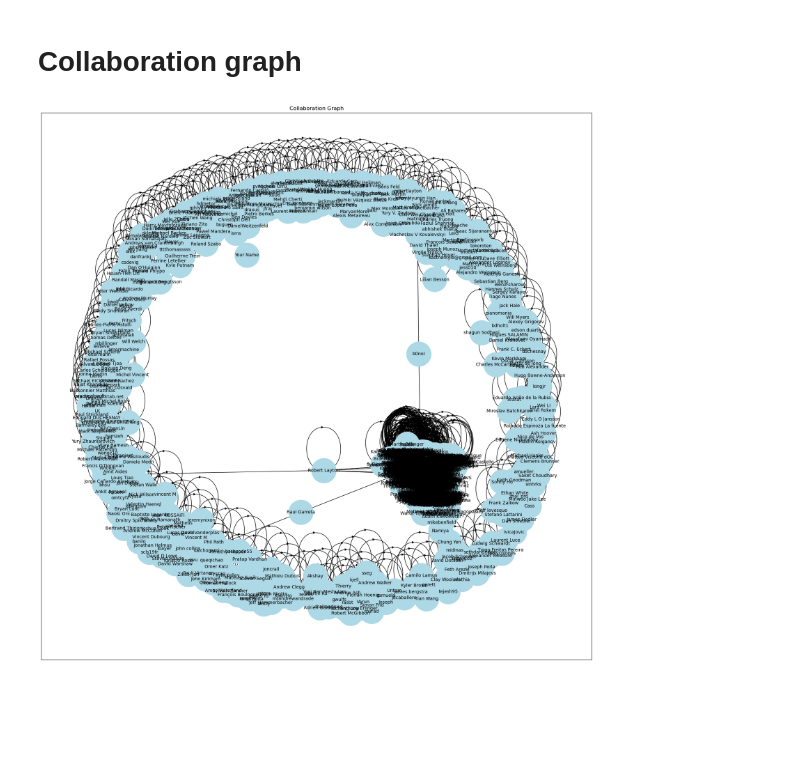
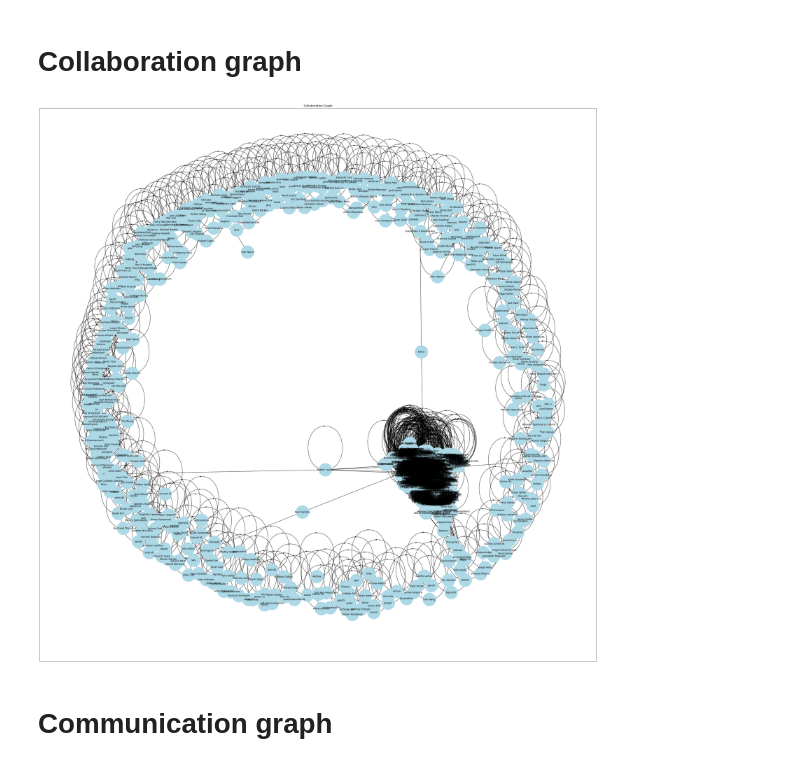
Before and after one commit to thanhlam2110/software-analysis, a Jupyter notebook: MiningCollaboration_new.ipynb, the cells around one changed output. Drawn from its saved outputs; the diff is of its cells as text; code cells hidden in the pictures; blank space fills up the shorter version.

```diff
--- a/MiningCollaboration_new.ipynb
+++ b/MiningCollaboration_new.ipynb
@@ -9,34 +9,34 @@ warnings.filterwarnings("ignore")
 # Collaboration graph
 # %%
 # Read data from the CSV file into a DataFrame
-csv_file = 'C:\\Users\\ASUS\\anaconda3\\software-analysis\\git_log.csv'
+csv_file = '.\\git_log.csv'
 df = pd.read_csv(csv_file, delimiter=',')
-
+df.head()
 # Filter rows where the "Committer" column is not equal to "GitHub"
 df_filtered = df[df['Committer'] != 'GitHub']
 
 # Optionally, you can reset the index of the filtered DataFrame
 df_filtered.reset_index(drop=True, inplace=True)
-
 # Create a directed graph using networkx
 G = nx.DiGraph()
-
 # Iterate through each row in the DataFrame
 #for _, row in df.iterrows():
 for _, row in df_filtered.iterrows():
     author = row['Author']
     committer = row['Committer']
 
     # Add edges to the graph to represent collaboration
     G.add_edge(author, committer)
 
 # Draw the collaboration graph
-plt.figure(figsize=(22, 22))
+plt.figure(figsize=(42, 42))
 pos = nx.spring_layout(G, seed=42)  # Layout for better visualization
 nx.draw_networkx(G, pos, with_labels=True, node_size=3000, node_color='lightblue', font_size=10, font_color='black')
 plt.title('Collaboration Graph')
 plt.show()
 # Hide warning
 warnings.filterwarnings("default")
 # %% [output]
-[figure, old version]
+[figure, new version]
+# %% [markdown]
+# Communication graph
```
Also changed, not shown: parts of 1 cell of this notebook.
